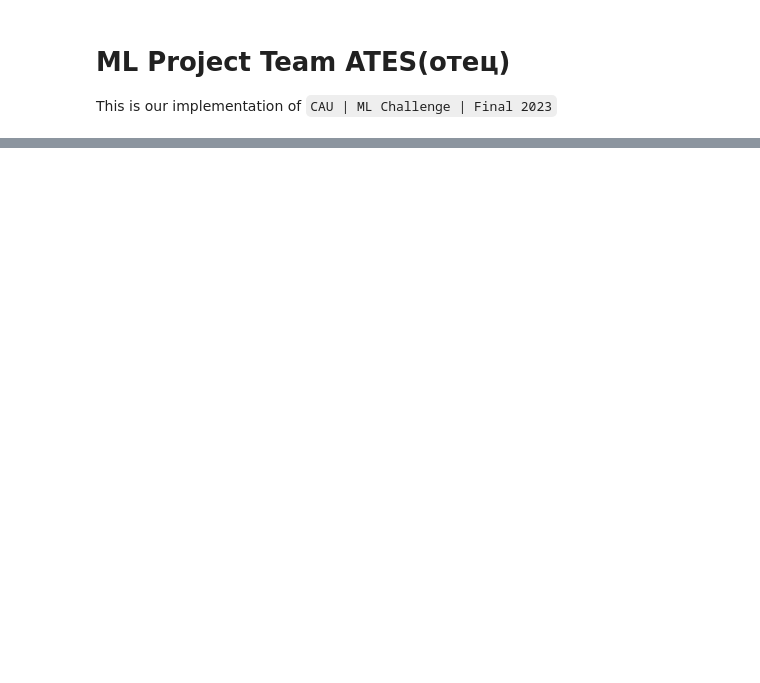
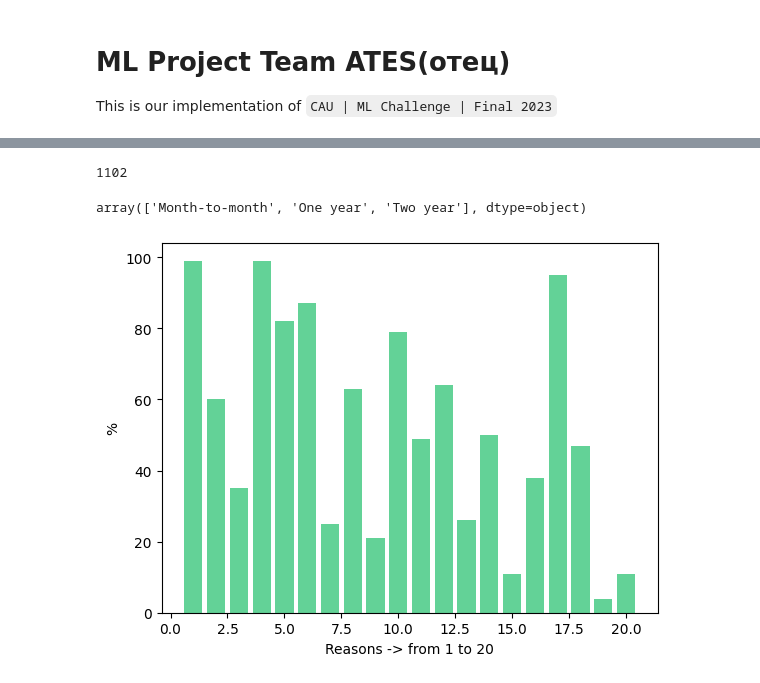
Before and after one commit to GeeK1224/cau_ml_project, a Jupyter notebook: cau_ml_project.ipynb, the cells around one changed output, grey strips where cells are left out. Cells and saved outputs as stored; diff of their text form; code cells hidden in the pictures; blank space fills up the shorter version.

```diff
--- a/cau_ml_project.ipynb
+++ b/cau_ml_project.ipynb
@@ -97,3 +92,31 @@ train_data.describe()
 | 50% | 1.0 | 93550.500000 | 36.375590 | -119.687964 | 29.000000 | 70.250000 | 61.000000 | 0.000000 | ... |
 | 75% | 1.0 | 95337.250000 | 38.158676 | -118.057091 | 55.000000 | 89.750000 | 75.000000 | 1.000000 | ... |
 | max | 1.0 | 96161.000000 | 41.962127 | -114.192901 | 72.000000 | 118.650000 | 100.000000 | 1.000000 | ... |
+# %%
+cities = train_data["City"].unique()
+
+len(cities)
+# %% [output]
+1102
+# %%
+train_data['Contract'].unique()
+# %% [output]
+array(['Month-to-month', 'One year', 'Two year'], dtype=object)
+# %%
+score_data = train_data[train_data["Churn Value"] == 1]['Churn Score']
+reason_data = train_data[train_data["Churn Value"] == 1]['Churn Reason']
+score_reason_data = pd.concat([score_data, reason_data], axis=1)
+reasons = score_reason_data['Churn Reason'].unique()
+# %%
+number_reasons = []
+
+for reason in reasons:
+  reason_occurences = len(reason_data[reason_data == reason])
+  number_reasons.append(reason_occurences)
+
+plt.bar(range(1, 21), number_reasons, color=hex_green)
+plt.ylabel('%')
+plt.xlabel('Reasons -> from 1 to 20')
+plt.show()
+# %% [output]
+[figure, added]
```
Also changed, not shown: parts of 12 cells of this notebook.
